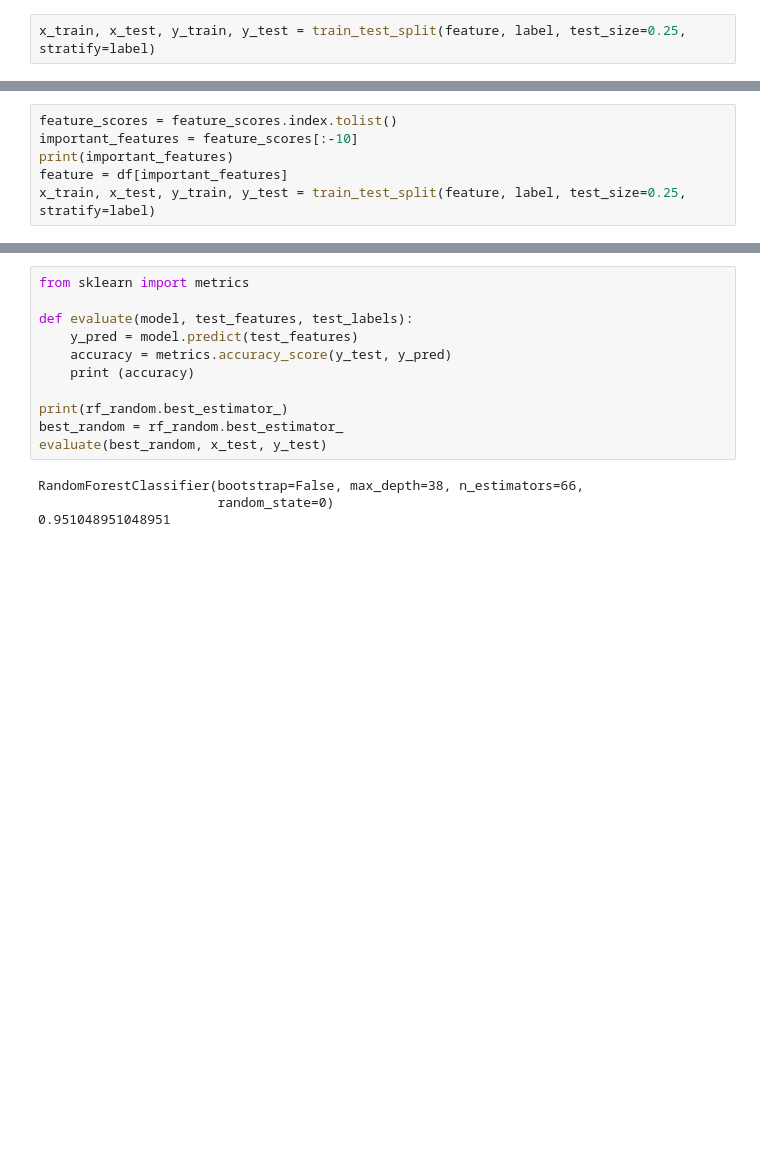
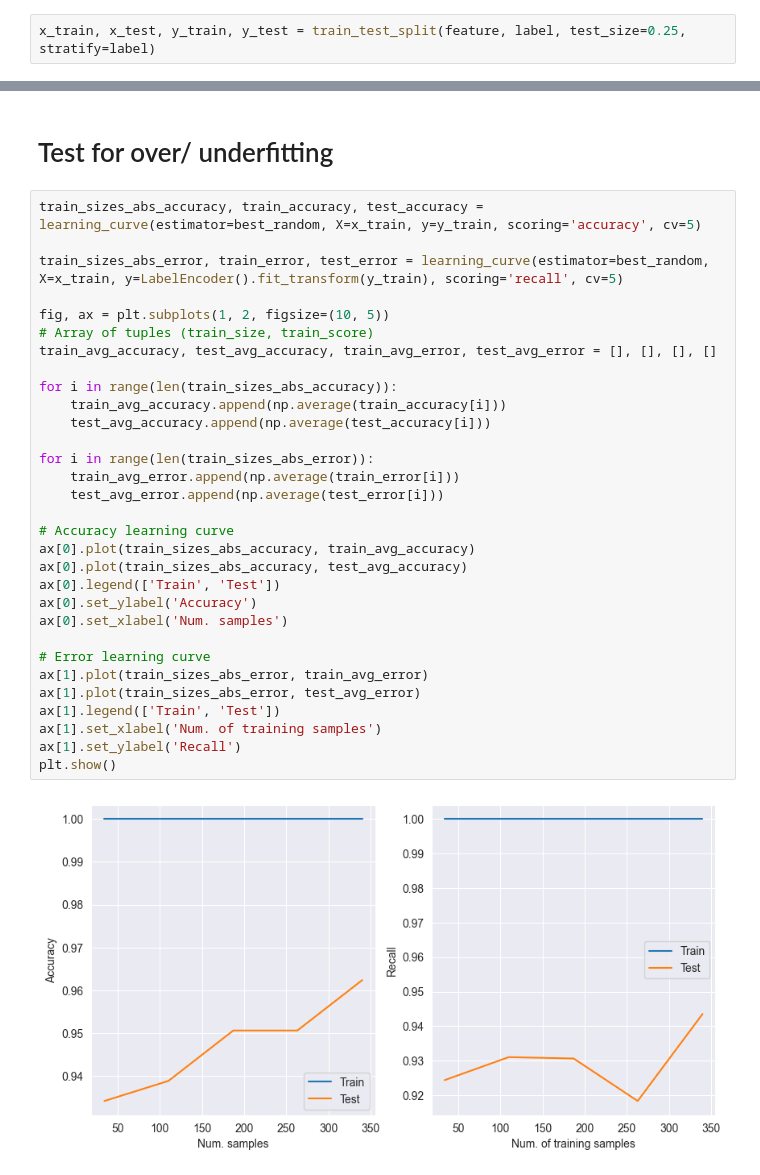
Before and after one commit to Berat03/ml_coursework, a Jupyter notebook: Random_Forest.ipynb, the cells around one changed output, grey strips where cells are left out. Cells and saved outputs as stored; diff of their text form; blank space fills up the shorter version.

Commit message:
added learning curve

```diff
--- a/Random_Forest.ipynb
+++ b/Random_Forest.ipynb
@@ -84,6 +95,0 @@ weighted avg       0.95      0.95      0.95       143
-# %%
-feature_scores = feature_scores.index.tolist()
-important_features = feature_scores[:-10]
-print(important_features)
-feature = df[important_features]
-x_train, x_test, y_train, y_test = train_test_split(feature, label, test_size=0.25, stratify=label)
@@ -167,15 +137,35 @@ RandomizedSearchCV(cv=3,
-# %%
-from sklearn import metrics
-
-def evaluate(model, test_features, test_labels):
-    y_pred = model.predict(test_features)
-    accuracy = metrics.accuracy_score(y_test, y_pred)
-    print (accuracy)
-
-print(rf_random.best_estimator_)
-best_random = rf_random.best_estimator_
-evaluate(best_random, x_test, y_test)
-# %% [output]
-RandomForestClassifier(bootstrap=False, max_depth=38, n_estimators=66,
-                       random_state=0)
-0.951048951048951
+# %% [markdown]
+# Test for over/ underfitting
+# %%
+train_sizes_abs_accuracy, train_accuracy, test_accuracy = learning_curve(estimator=best_random, X=x_train, y=y_train, scoring='accuracy', cv=5)
+
+train_sizes_abs_error, train_error, test_error = learning_curve(estimator=best_random, X=x_train, y=LabelEncoder().fit_transform(y_train), scoring='recall', cv=5)
+
+fig, ax = plt.subplots(1, 2, figsize=(10, 5))
+# Array of tuples (train_size, train_score)
+train_avg_accuracy, test_avg_accuracy, train_avg_error, test_avg_error = [], [], [], []
+
+for i in range(len(train_sizes_abs_accuracy)):
+    train_avg_accuracy.append(np.average(train_accuracy[i]))
+    test_avg_accuracy.append(np.average(test_accuracy[i]))
+
+for i in range(len(train_sizes_abs_error)):
+    train_avg_error.append(np.average(train_error[i]))
+    test_avg_error.append(np.average(test_error[i]))
+
+# Accuracy learning curve
+ax[0].plot(train_sizes_abs_accuracy, train_avg_accuracy)
+ax[0].plot(train_sizes_abs_accuracy, test_avg_accuracy)
+ax[0].legend(['Train', 'Test'])
+ax[0].set_ylabel('Accuracy')
+ax[0].set_xlabel('Num. samples')
+
+# Error learning curve
+ax[1].plot(train_sizes_abs_error, train_avg_error)
+ax[1].plot(train_sizes_abs_error, test_avg_error)
+ax[1].legend(['Train', 'Test'])
+ax[1].set_xlabel('Num. of training samples')
+ax[1].set_ylabel('Recall')
+plt.show()
+# %% [output]
+[figure, added]
```
Also changed, not shown: parts of 18 cells of this notebook.
